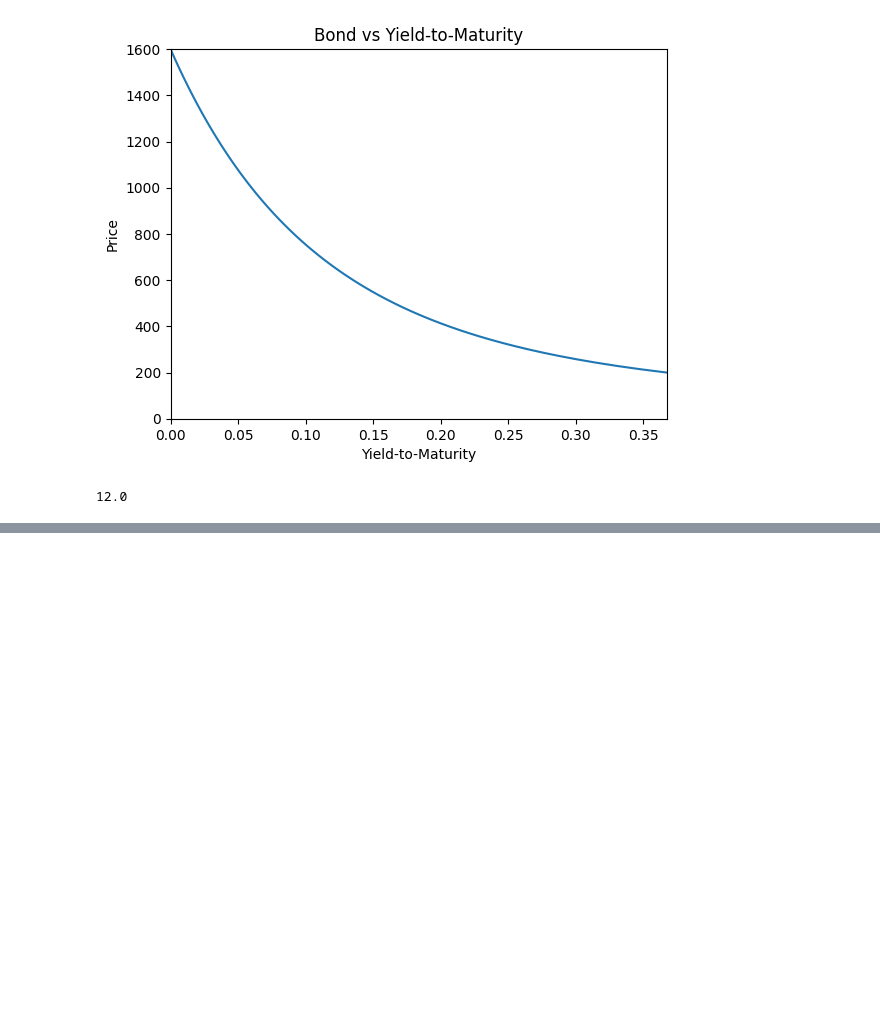
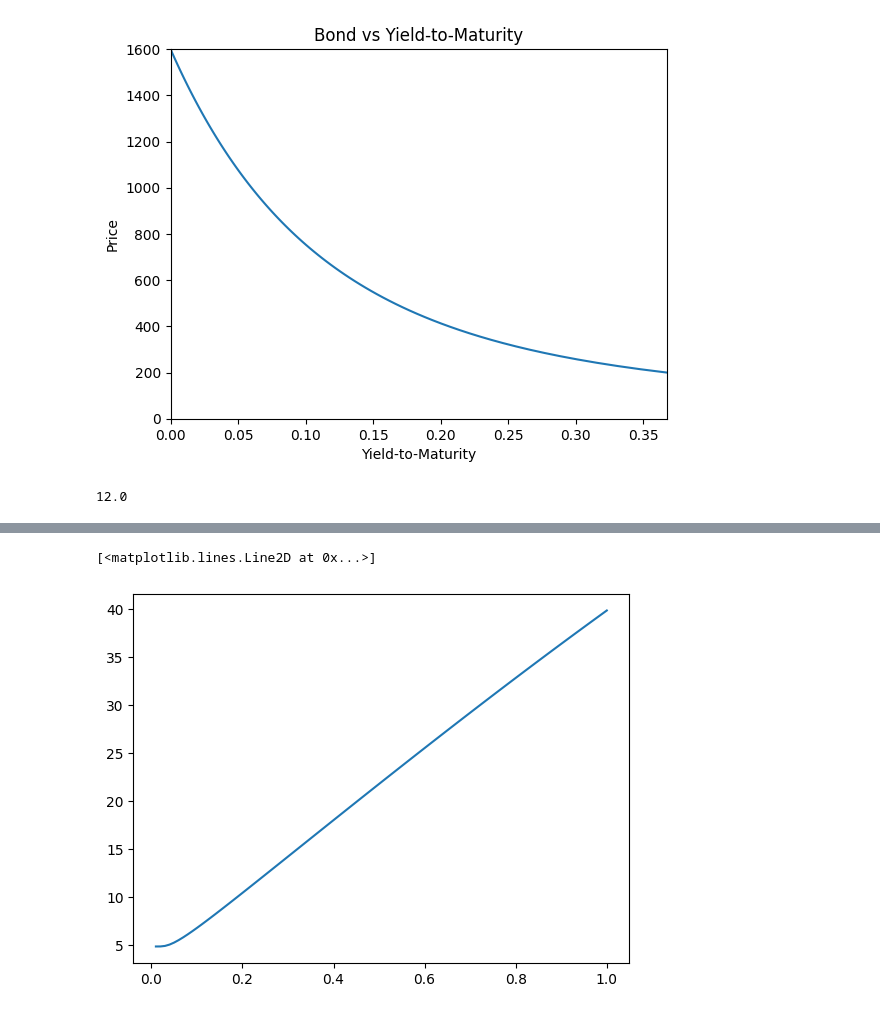
Before and after one commit to Maxwell-Doshi17/Streamlit-Apps, a Jupyter notebook: price.ipynb, the cells around one changed output, grey strips where cells are left out. Cells and saved outputs as stored; diff of their text form; code cells hidden in the pictures; blank space fills up the shorter version.

```diff
--- a/price.ipynb
+++ b/price.ipynb
@@ -85,3 +97,11 @@ def black_scholes_merton(S, K, T, r, sigma, option_type="call"):
     else:  # put
         price = K * math.exp(-r * T) * norm.cdf(-d2) - S * norm.cdf(-d1)
     return price
+# %%
+sigmas = np.linspace(0.01, 1.0, 100)
+prices = [black_scholes_merton(100, 100, 1, 0.05, s, "call") for s in sigmas]
+
+plt.plot(sigmas, prices)
+# %% [output]
+[<matplotlib.lines.Line2D at 0x...>]
+[figure, added]
```
Also changed, not shown: parts of 3 cells of this notebook, 1 other file.
